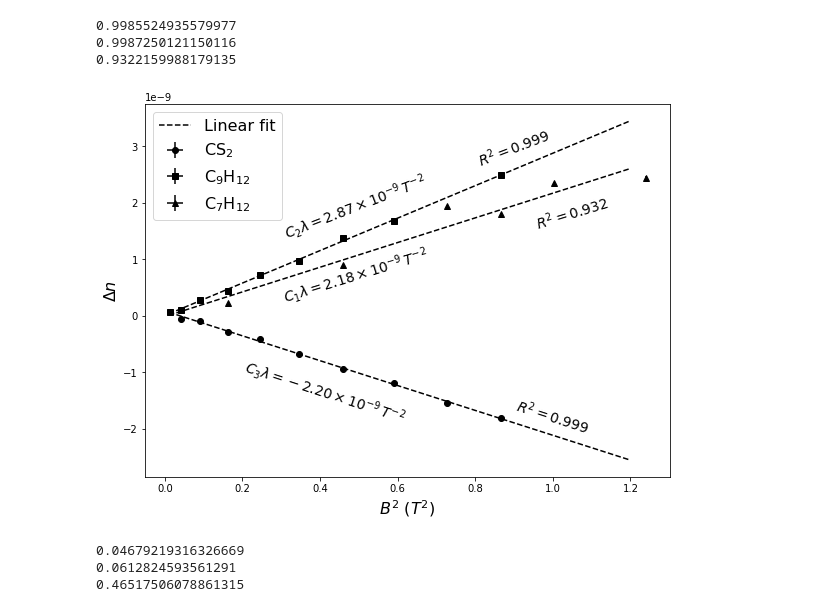
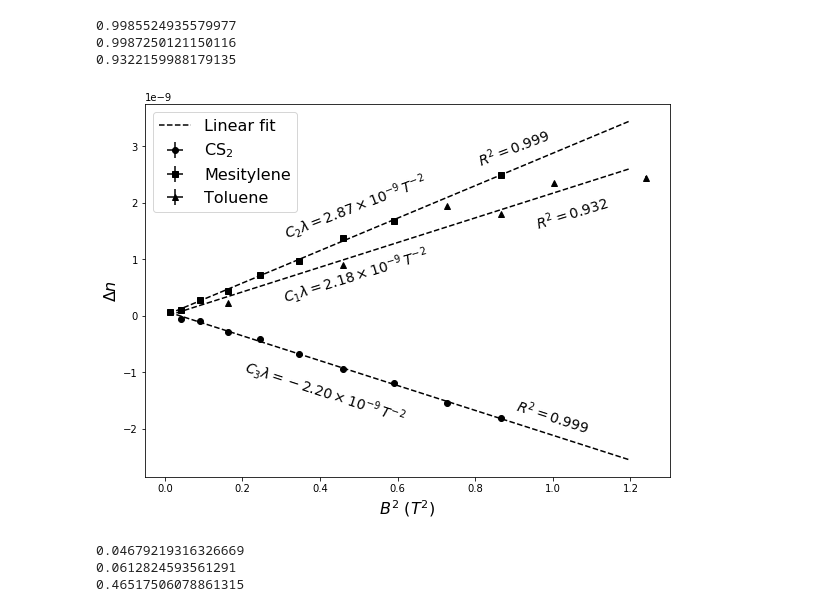
Before and after one commit to iyanmv/APL_ws18-19, a Jupyter notebook: MagnetoOptics/Magneto Optics analysis.ipynb, the cells around one changed output. Drawn from its saved outputs; the diff is of its cells as text; code cells hidden in the pictures.

```diff
--- a/MagnetoOptics/Magneto Optics analysis.ipynb
+++ b/MagnetoOptics/Magneto Optics analysis.ipynb
@@ -342,30 +342,30 @@ print(r_value_1**2)
 # %%
 fig, ax1 = plt.subplots(1, 1, figsize=(8,6), constrained_layout=True)
 
 ax1.errorbar(B_3**2/1e6, delta_n_3, xerr=0, yerr=d_delta_n_3, fmt='ko', label=u"CS$_2$")
-ax1.errorbar(B_2**2/1e6, delta_n_2, xerr=0, yerr=d_delta_n_2, fmt='ks', label=u"C$_9$H$_{12}$")
-ax1.errorbar(B_1**2/1e6, delta_n_1, xerr=0, yerr=d_delta_n_1, fmt='k^', label=u"C$_7$H$_{12}$")
+ax1.errorbar(B_2**2/1e6, delta_n_2, xerr=0, yerr=d_delta_n_2, fmt='ks', label=u"Mesitylene")
+ax1.errorbar(B_1**2/1e6, delta_n_1, xerr=0, yerr=d_delta_n_1, fmt='k^', label=u"Toluene")
 
 #ax1.plot(x, x*sample3_fit, 'k-', linewidth=.7, label="Linear fit")
 #ax1.plot(x, x*sample2_fit, 'k-', linewidth=.7)
 #ax1.plot(x, x*sample1_fit, 'k-', linewidth=.7)
 
 ax1.plot(x, intercept_3 + x*slope_3, 'k--', label='Linear fit')
 ax1.plot(x, intercept_2 + x*slope_2, 'k--')
 ax1.plot(x, intercept_1 + x*slope_1, 'k--')
 
 ax1.text(.9,-1.7e-9,u'$R^2=${:.3f}'.format(r_value_3**2), fontsize=14, rotation=-18)
 ax1.text(.8,3.1e-9,u'$R^2=${:.3f}'.format(r_value_2**2), fontsize=14, rotation=21)
 ax1.text(0.95,1.9e-9,u'$R^2=${:.3f}'.format(r_value_1**2), fontsize=14, rotation=17)
 ax1.text(.2,-1e-9,r'$C_3\lambda=%.2f \times 10^{-9}\,T^{-2}$' % (slope_3*1e9), fontsize=14, rotation=-18)
 ax1.text(.3,2.3e-9,r'$C_2\lambda=%.2f \times 10^{-9}\,T^{-2}$' % (slope_2*1e9), fontsize=14, rotation=21)
 ax1.text(.3,1e-9,r'$C_1\lambda=%.2f \times 10^{-9}\,T^{-2}$' % (slope_1*1e9), fontsize=14, rotation=17)
 
 ax1.set_xlabel(u'$B^2$ ($T^2$)', fontsize=16)
 ax1.set_ylabel(r'$\Delta n$', fontsize=16)
 ax1.legend(loc=0, fontsize=16);
 # %% [output]
-[figure, old version]
+[figure, new version]
 # %%
 for formato in ("png", "pdf", "eps"):
     fig.savefig(os.path.join(fig_path, 'CM_consts.') + formato)
```
Also changed, not shown: parts of 9 cells of this notebook, 6 other files.
